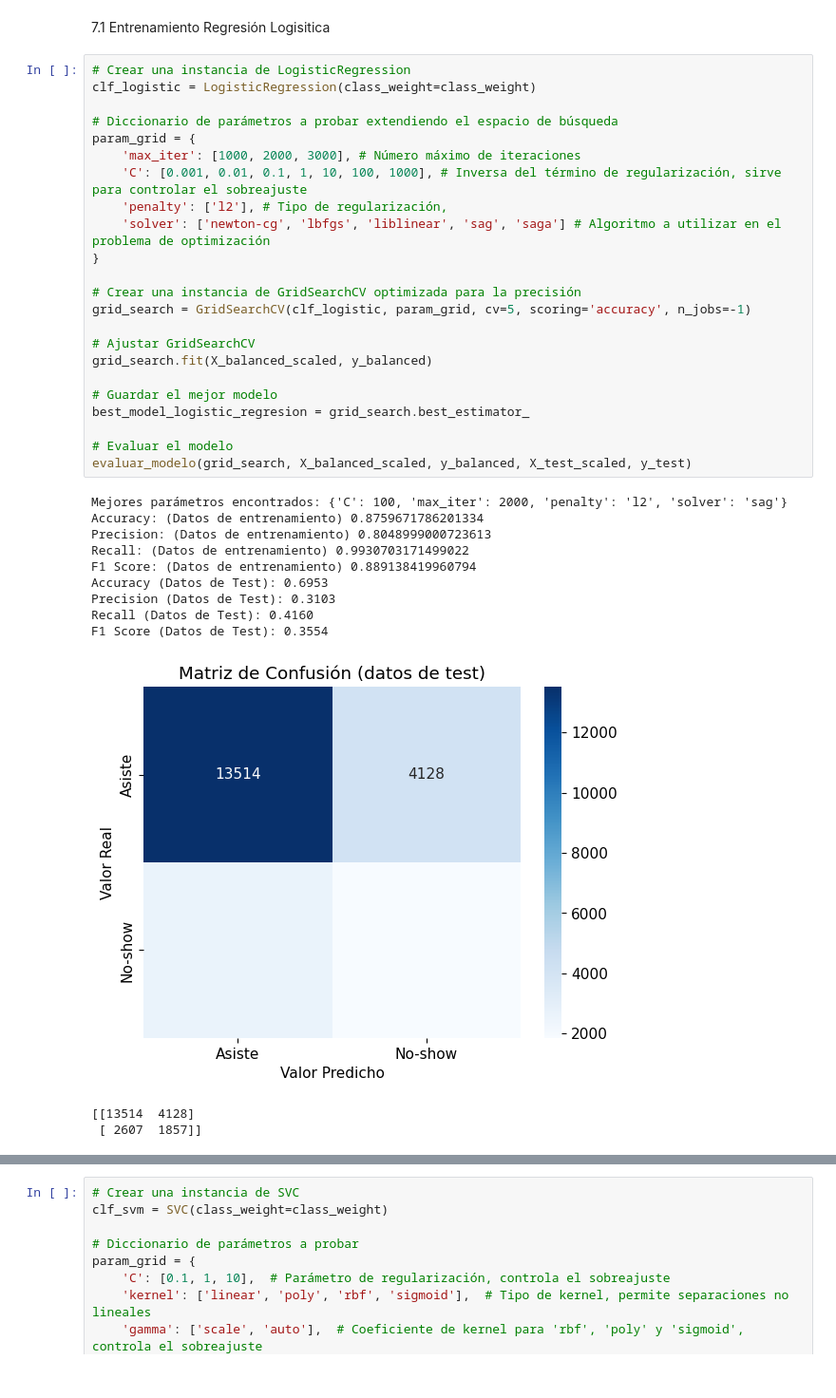
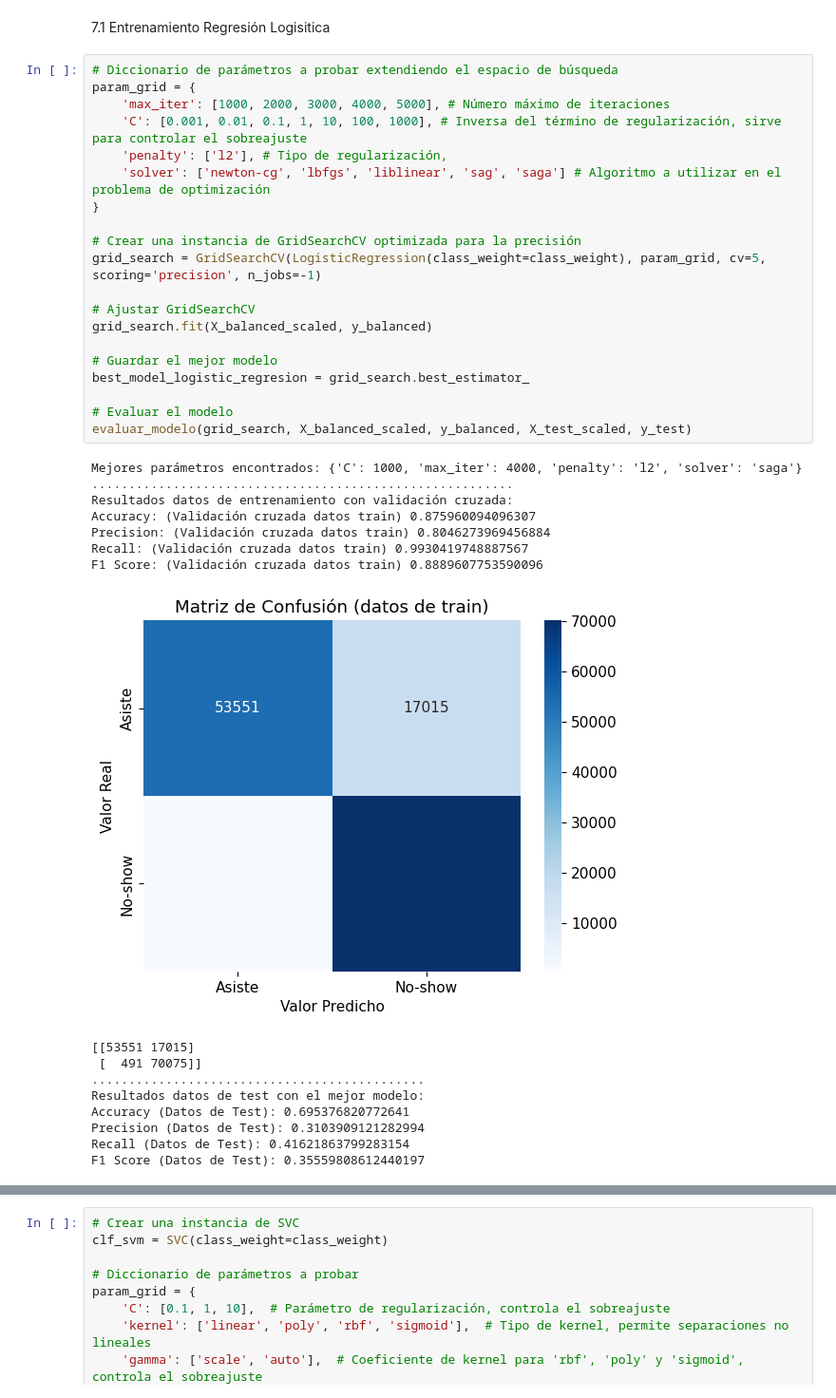
Before and after one commit to SValduezaL/TFM-Master-IA-INESDI, a Jupyter notebook: BBDD Kaagle/predicción_ inasistencia_v2.ipynb, the cells around one changed output, grey strips where cells are left out. Shown at 95% size. Cells and saved outputs as stored; diff of their text form.

```diff
--- a/BBDD Kaagle/predicción_ inasistencia_v2.ipynb
+++ b/BBDD Kaagle/predicción_ inasistencia_v2.ipynb
@@ -551,38 +563,39 @@ def evaluar_modelo(grid_search, X_train, y_train, X_test, y_test):
 # %% [markdown]
 7.1 Entrenamiento Regresión Logisitica
 # %%
-# Crear una instancia de LogisticRegression
-clf_logistic = LogisticRegression(class_weight=class_weight)
-
 # Diccionario de parámetros a probar extendiendo el espacio de búsqueda
 param_grid = {
-    'max_iter': [1000, 2000, 3000], # Número máximo de iteraciones
+    'max_iter': [1000, 2000, 3000, 4000, 5000], # Número máximo de iteraciones
     'C': [0.001, 0.01, 0.1, 1, 10, 100, 1000], # Inversa del término de regularización, sirve para controlar el sobreajuste
     'penalty': ['l2'], # Tipo de regularización,
     'solver': ['newton-cg', 'lbfgs', 'liblinear', 'sag', 'saga'] # Algoritmo a utilizar en el problema de optimización
 }
 
 # Crear una instancia de GridSearchCV optimizada para la precisión
-grid_search = GridSearchCV(clf_logistic, param_grid, cv=5, scoring='accuracy', n_jobs=-1)
+grid_search = GridSearchCV(LogisticRegression(class_weight=class_weight), param_grid, cv=5, scoring='precision', n_jobs=-1)
 
 # Ajustar GridSearchCV
 grid_search.fit(X_balanced_scaled, y_balanced)
 
 # Guardar el mejor modelo
 best_model_logistic_regresion = grid_search.best_estimator_
 
 # Evaluar el modelo
 evaluar_modelo(grid_search, X_balanced_scaled, y_balanced, X_test_scaled, y_test)
 # %% [output]
-Mejores parámetros encontrados: {'C': 100, 'max_iter': 2000, 'penalty': 'l2', 'solver': 'sag'}
-Accuracy: (Datos de entrenamiento) 0.8759671786201334
-Precision: (Datos de entrenamiento) 0.8048999000723613
-Recall: (Datos de entrenamiento) 0.9930703171499022
-F1 Score: (Datos de entrenamiento) 0.889138419960794
-Accuracy (Datos de Test): 0.6953
-Precision (Datos de Test): 0.3103
-Recall (Datos de Test): 0.4160
-F1 Score (Datos de Test): 0.3554
+Mejores parámetros encontrados: {'C': 1000, 'max_iter': 4000, 'penalty': 'l2', 'solver': 'saga'}
+.........................................................
+Resultados datos de entrenamiento con validación cruzada:
+Accuracy: (Validación cruzada datos train) 0.875960094096307
+Precision: (Validación cruzada datos train) 0.8046273969456884
+Recall: (Validación cruzada datos train) 0.9930419748887567
+F1 Score: (Validación cruzada datos train) 0.8889607753590096
-[figure, old version]
+[figure, new version]
-[[13514  4128]
- [ 2607  1857]]
+[[53551 17015]
+ [  491 70075]]
+.............................................
+Resultados datos de test con el mejor modelo:
+Accuracy (Datos de Test): 0.695376820772641
+Precision (Datos de Test): 0.3103909121282994
+Recall (Datos de Test): 0.41621863799283154
+F1 Score (Datos de Test): 0.35559808612440197
```
Also changed, not shown: parts of 13 cells of this notebook.
